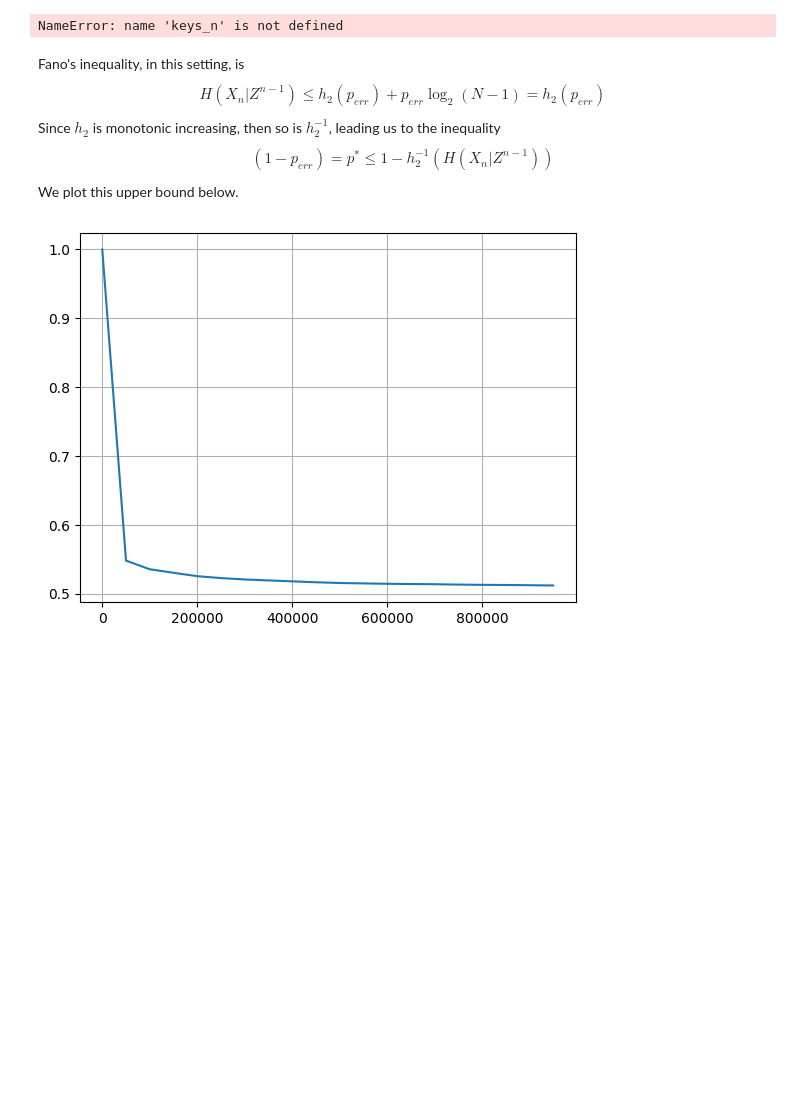
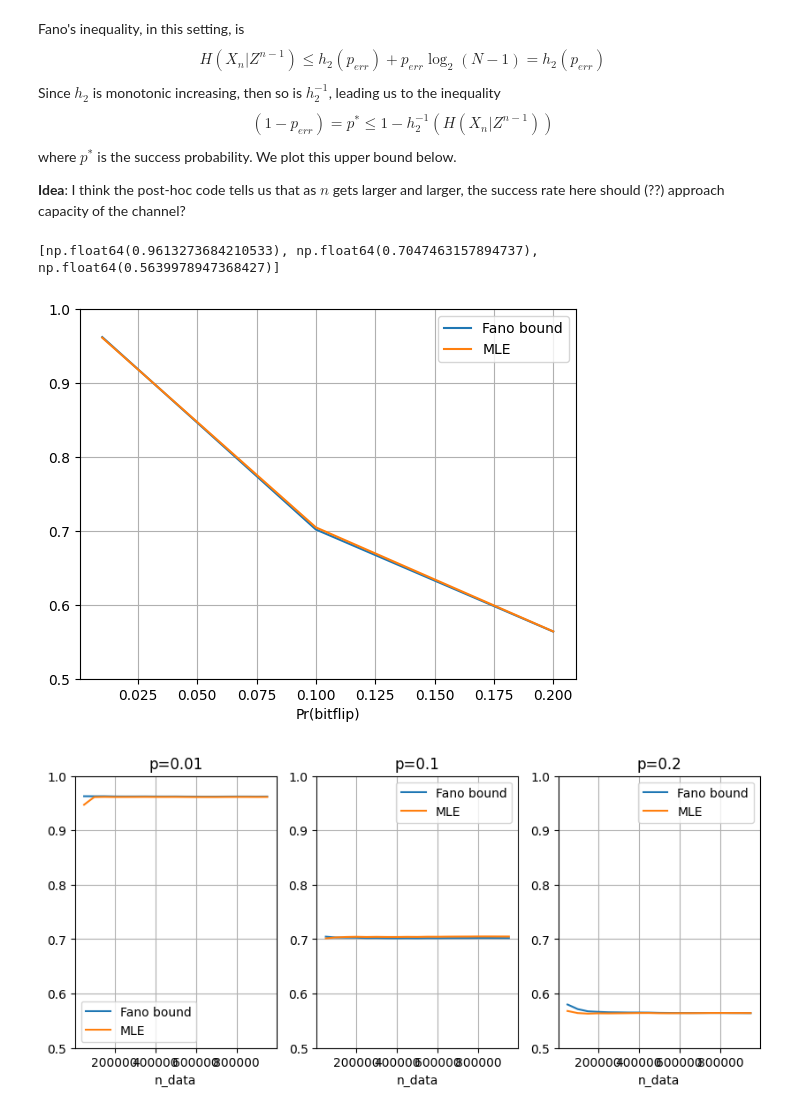
Before and after one commit to peterse/noise-robust-boolean-learning, a Jupyter notebook: mindreadingautobots/src/mindreadingautobots/entropy/estimate_dataset_entropy.ipynb, the cells around one changed output. Drawn from its saved outputs; the diff is of its cells as text; code cells hidden in the pictures; blank space fills up the shorter version.

```diff
--- a/mindreadingautobots/src/mindreadingautobots/entropy/estimate_dataset_entropy.ipynb
+++ b/mindreadingautobots/src/mindreadingautobots/entropy/estimate_dataset_entropy.ipynb
@@ -120,4 +109,0 @@ results = empirical_entropy_estimate(Z, intermediate_idx=[10])
-# %%
-print(keys_n)
-# %% [output]
-NameError: name 'keys_n' is not defined
@@ -128,3 +110,23 @@ results = empirical_entropy_estimate(Z, intermediate_idx=intermediate_idx)
+# %%
+
+# Create a different dataset for every 'nondeterministic' value in this list
+# Note that _sometimes_ this means bitflip rate, but not always
+p_bitflips = [0.01, 0.1, 0.2]
+all_H = []
+all_mle = []
+
+inc = 50000 # increment at which to check convergence
+# Generate data with bitflip values
+seed = 1234
+n_data = 1000000
+n_bits = 10
+intermediate_idx = list(range(inc, n_data, inc))
+
+for i in range(len(p_bitflips)):
+    X, Z, idx = make_datasets.sparity_k4(n_data, n_bits, p_bitflips[i], seed)
+    H_results, mle_results = empirical_entropy_estimate(Z, intermediate_idx=intermediate_idx)
+    all_H.append(H_results)
+    all_mle.append(mle_results)
 # %% [markdown]
 Fano's inequality, in this setting, is
 $$
@@ -134,14 +136,36 @@ Since $h_2$ is monotonic increasing, then so is $h_2^{-1}$, leading us to the in
 $$
 (1 - p_{err}) = p^* \leq 1 - h_2^{-1}(H(X_n|Z^{n-1}) )
 $$
-We plot this upper bound below.
+where $p^*$ is the success probability. We plot this upper bound below.
+
+**Idea**: I think the post-hoc code tells us that as $n$ gets larger and larger, the success rate here should (??) approach capacity of the channel?
-# %%
-def h2_inverse(y):
-    return 0.5 * (1 - np.sqrt(1 - y ** (4/3)))
-
-fig, ax = plt.subplots()
-ax.plot(intermediate_idx, 1 - h2_inverse(np.array(results)))
-# ax.set_ylim([.8, 1])
-ax.grid()
-# %% [output]
-[figure, removed]
+# %%
+def h2_inverse(y):
+    return 0.5 * (1 - np.sqrt(1 - y ** (4/3)))
+
+fig, ax = plt.subplots()
+final_H = [H[-1] for H in all_H]
+final_mle = [mle[-1] for mle in all_mle]
+ax.plot(p_bitflips, 1 - h2_inverse(np.array(final_H)), label='Fano bound')
+ax.plot(p_bitflips, np.array(final_mle), label='MLE')
+ax.set_ylim([.5, 1])
+ax.grid()
+ax.legend()
+ax.set_xlabel("Pr(bitflip)")
+print(final_mle)
+
+# plot convergences
+fig, axes = plt.subplots(1, len(p_bitflips), figsize=(10, 4))
+for i, (H_results, mle_results) in enumerate(zip(all_H, all_mle)):
+    ax = axes[i]
+    ax.plot(intermediate_idx, 1 - h2_inverse(np.array(H_results)), label='Fano bound')
+    ax.plot(intermediate_idx, np.array(mle_results), label='MLE')
+    ax.set_ylim([.5, 1])
+    ax.grid()
+    ax.legend()
+    ax.set_title(f'p={p_bitflips[i]}')
+    ax.set_xlabel('n_data')
+# %% [output]
+[np.float64(0.9613273684210533), np.float64(0.7047463157894737), np.float64(0.5639978947368427)]
+[figure, added]
+[figure, added]
```
Also changed, not shown: parts of 3 cells of this notebook, 2 other files.
